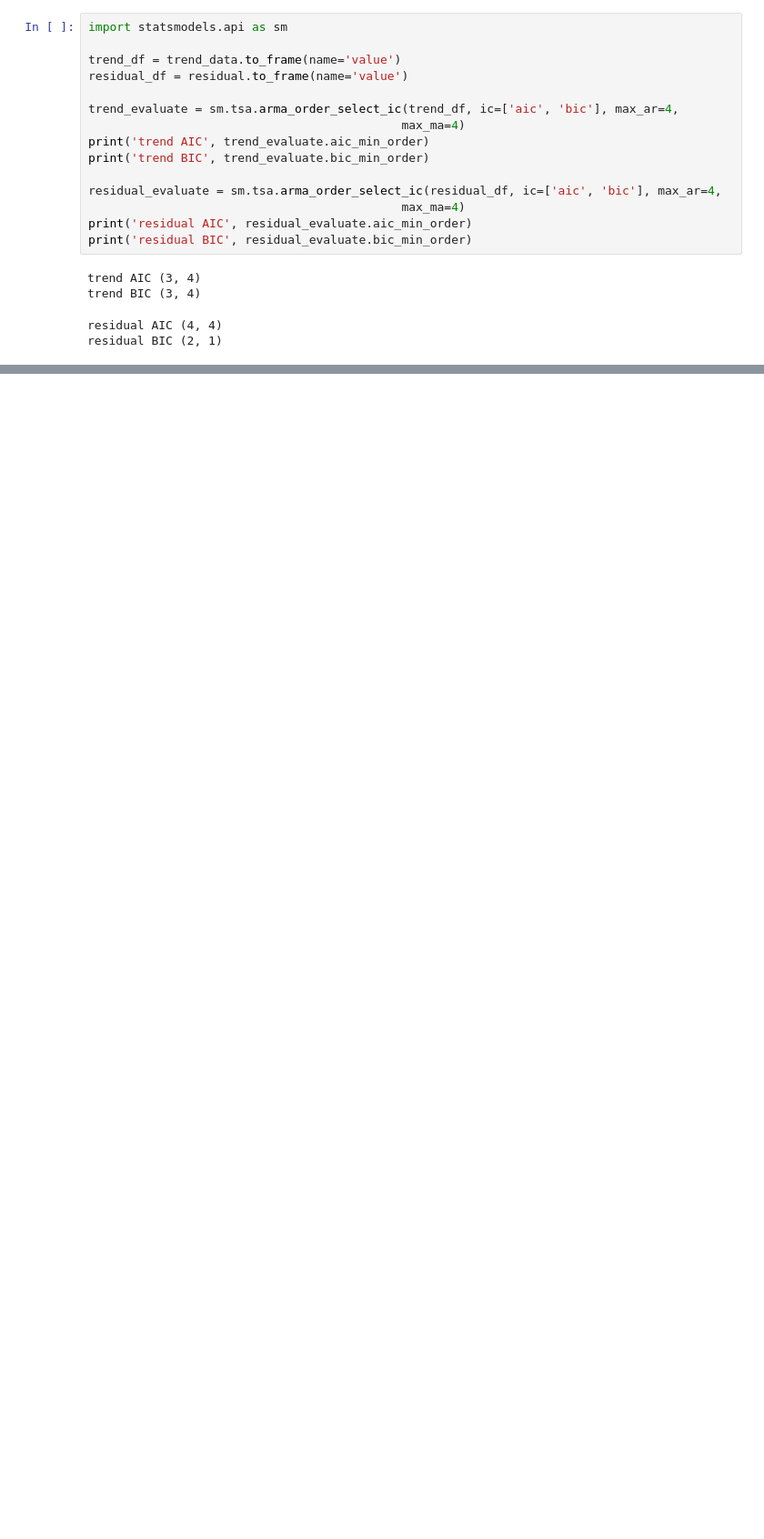
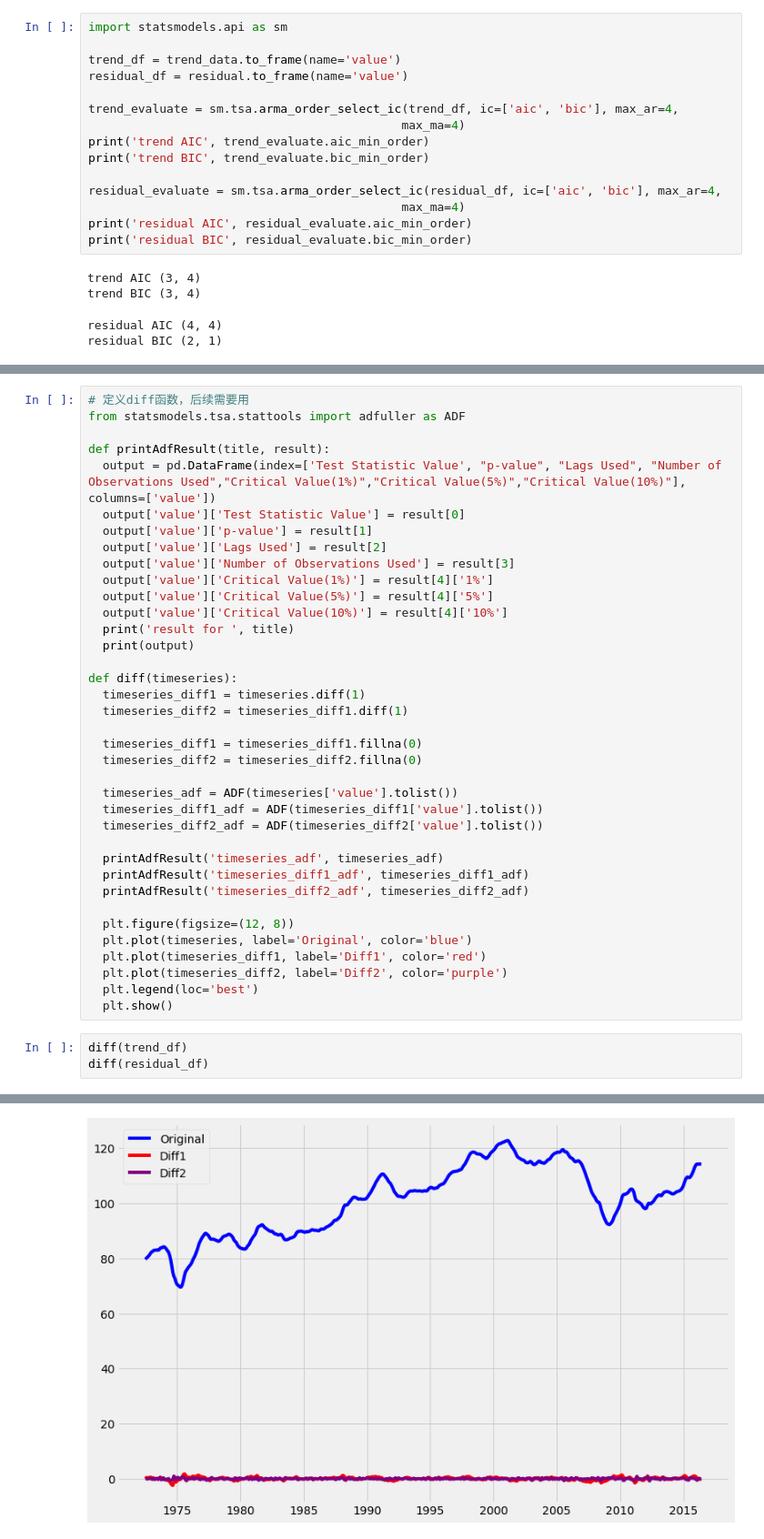
Before and after one commit to jasonsenssylvain/machinelearning, a Jupyter notebook: arima/case8_candy.ipynb, the cells around one changed output, grey strips where cells are left out. Shown at 91% size. Saved outputs shown, nothing was run; the diff lists cells and outputs as text; blank space fills up the shorter version.

```diff
--- a/arima/case8_candy.ipynb
+++ b/arima/case8_candy.ipynb
@@ -204,0 +223,41 @@ residual BIC (2, 1)
+# %%
+# 定义diff函数，后续需要用
+from statsmodels.tsa.stattools import adfuller as ADF
+
+def printAdfResult(title, result):
+  output = pd.DataFrame(index=['Test Statistic Value', "p-value", "Lags Used", "Number of Observations Used","Critical Value(1%)","Critical Value(5%)","Critical Value(10%)"], columns=['value'])
+  output['value']['Test Statistic Value'] = result[0]
+  output['value']['p-value'] = result[1]
+  output['value']['Lags Used'] = result[2]
+  output['value']['Number of Observations Used'] = result[3]
+  output['value']['Critical Value(1%)'] = result[4]['1%']
+  output['value']['Critical Value(5%)'] = result[4]['5%']
+  output['value']['Critical Value(10%)'] = result[4]['10%']
+  print('result for ', title)
+  print(output)
+
+def diff(timeseries):
+  timeseries_diff1 = timeseries.diff(1)
+  timeseries_diff2 = timeseries_diff1.diff(1)
+
+  timeseries_diff1 = timeseries_diff1.fillna(0)
+  timeseries_diff2 = timeseries_diff2.fillna(0)
+
+  timeseries_adf = ADF(timeseries['value'].tolist())
+  timeseries_diff1_adf = ADF(timeseries_diff1['value'].tolist())
+  timeseries_diff2_adf = ADF(timeseries_diff2['value'].tolist())
+
+  printAdfResult('timeseries_adf', timeseries_adf)
+  printAdfResult('timeseries_diff1_adf', timeseries_diff1_adf)
+  printAdfResult('timeseries_diff2_adf', timeseries_diff2_adf)
+
+  plt.figure(figsize=(12, 8))
+  plt.plot(timeseries, label='Original', color='blue')
+  plt.plot(timeseries_diff1, label='Diff1', color='red')
+  plt.plot(timeseries_diff2, label='Diff2', color='purple')
+  plt.legend(loc='best')
+  plt.show()
+# %%
+diff(trend_df)
+diff(residual_df)
+# %% [output]
@@ -204,0 +281 @@ residual BIC (2, 1)
+[figure, added]
```
Also changed, not shown: parts of 15 cells of this notebook, 1 other file.
